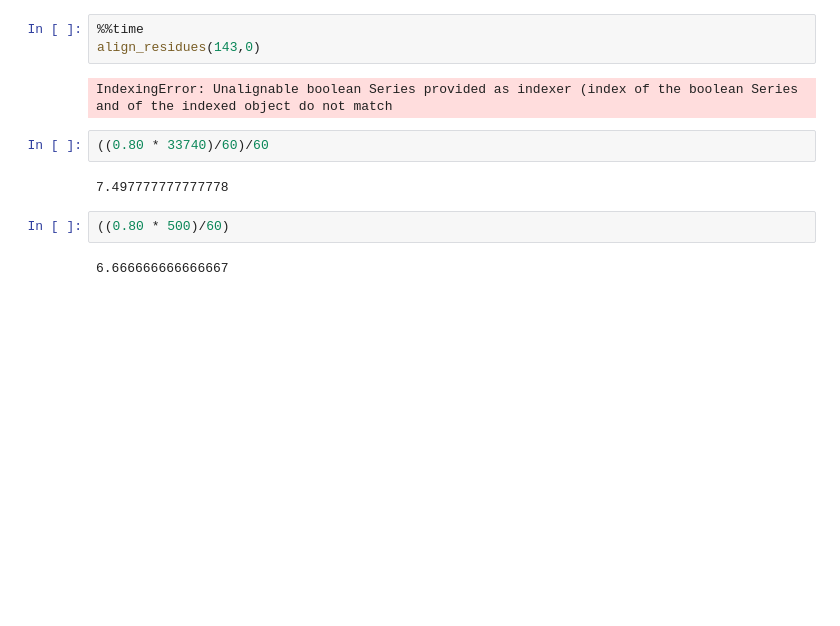
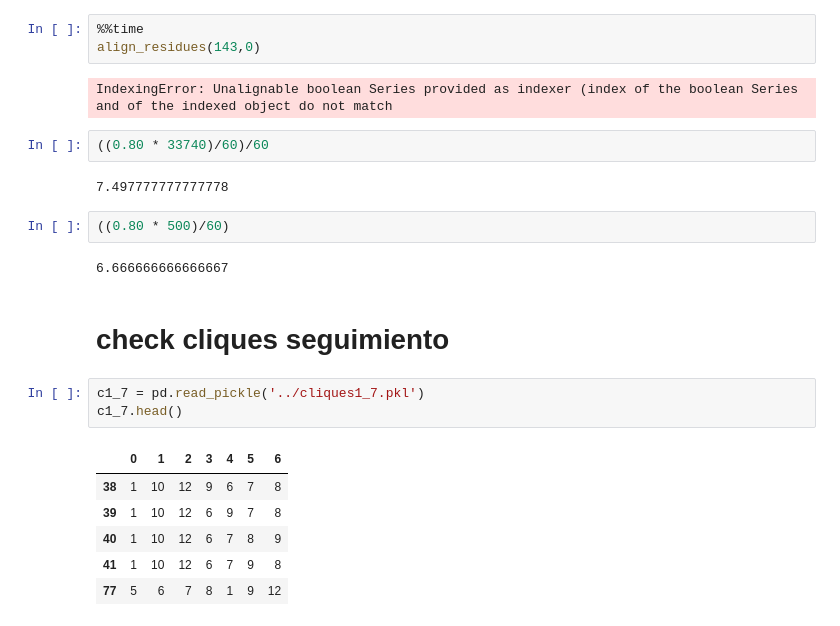
Before and after one commit to serch86/click_python, a Jupyter notebook: Serch/Experimentos/Alineacion_check.ipynb, the cells around one changed output. Cells and saved outputs as stored; diff of their text form; blank space fills up the shorter version.

```diff
--- a/Serch/Experimentos/Alineacion_check.ipynb
+++ b/Serch/Experimentos/Alineacion_check.ipynb
@@ -306,3 +306,15 @@ IndexingError: Unalignable boolean Series provided as indexer (index of the bool
 ((0.80 * 500)/60)
 # %% [output]
 6.666666666666667
+# %% [markdown]
+# check cliques seguimiento
+# %%
+c1_7 = pd.read_pickle('../cliques1_7.pkl')
+c1_7.head()
+# %% [output]
+|  | 0 | 1 | 2 | 3 | 4 | 5 | 6 |
+| 38 | 1 | 10 | 12 | 9 | 6 | 7 | 8 |
+| 39 | 1 | 10 | 12 | 6 | 9 | 7 | 8 |
+| 40 | 1 | 10 | 12 | 6 | 7 | 8 | 9 |
+| 41 | 1 | 10 | 12 | 6 | 7 | 9 | 8 |
+| 77 | 5 | 6 | 7 | 8 | 1 | 9 | 12 |
```
Also changed, not shown: parts of 8 cells of this notebook, 56 other files.
